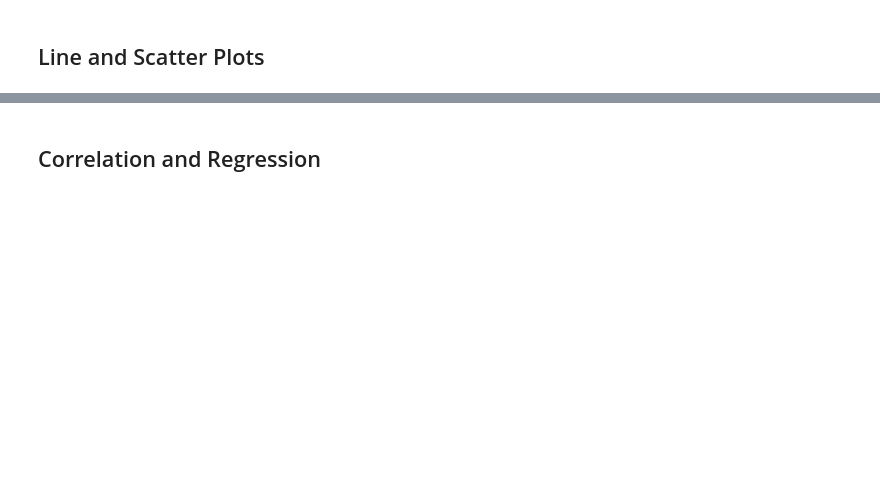
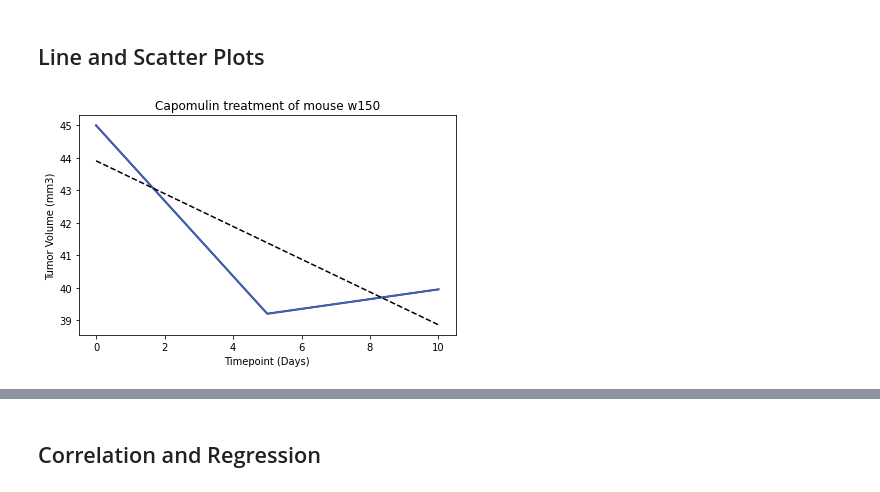
Before and after one commit to Franco1230/05-Matplotlib-Challenge, a Jupyter notebook: Pymaceuticals/pymaceuticals_starter.ipynb, the cells around one changed output, grey strips where cells are left out. Saved outputs shown, nothing was run; the diff lists cells and outputs as text; code cells hidden in the pictures; blank space fills up the shorter version.

```diff
--- a/Pymaceuticals/pymaceuticals_starter.ipynb
+++ b/Pymaceuticals/pymaceuticals_starter.ipynb
@@ -235,25 +323,29 @@ plt.show()
 ## Line and Scatter Plots
 # %%
 # Generate a line plot of time point versus tumor volume for a mouse treated with Capomulin
-capomulin_df_drop_dup = capomulin_df.drop_duplicates(subset = "Mouse ID", keep = "last")
+capomulin_df = cleaned_combined_data_df.loc[combined_data_df[drug_reg_str] == "Capomulin"]
+
+capomulin_df_drop_dup = capomulin_df.drop_duplicates(subset = mouse_id_str, keep = "last")
 
 mouse = capomulin_df.sample()
-picked_mouse = mouse.iloc[0].at["Mouse ID"]
+picked_mouse = mouse.iloc[0].at[mouse_id_str]
 
-line_plot_df = capomulin_df.loc[capomulin_df["Mouse ID"] == picked_mouse]
+line_plot_df = capomulin_df.loc[capomulin_df[mouse_id_str] == picked_mouse]
 
-x_axis = line_plot_df["Timepoint"]
-y_axis = line_plot_df["Tumor Volume (mm3)"]
+x_axis = line_plot_df[timepoint_str]
+y_axis = line_plot_df[tumor_vol_str]
 
 fig1, ax1 = plt.subplots()
 plt.title("Capomulin treatment of mouse %s" % picked_mouse)
 plt.plot(x_axis, y_axis, linewidth = 2, markersize = 15, color = "purple")
-plt.xlabel("Timepoint (Days)")
-plt.ylabel("Tumor Volume (mm3)")
+plt.xlabel("%s (Days)" % timepoint_str)
+plt.ylabel(tumor_vol_str)
 coef = np.polyfit(x_axis, y_axis, 1)
 poly1d_fn = np.poly1d(coef)
 plt.plot(x_axis, y_axis, x_axis, poly1d_fn(x_axis), "--k")
 plt.tight_layout()
 plt.show()
+# %% [output]
+[figure, added]
 # %%
 # Generate a scatter plot of mouse weight versus average tumor volume for the Capomulin regimen
```
Also changed, not shown: parts of 19 cells of this notebook.
